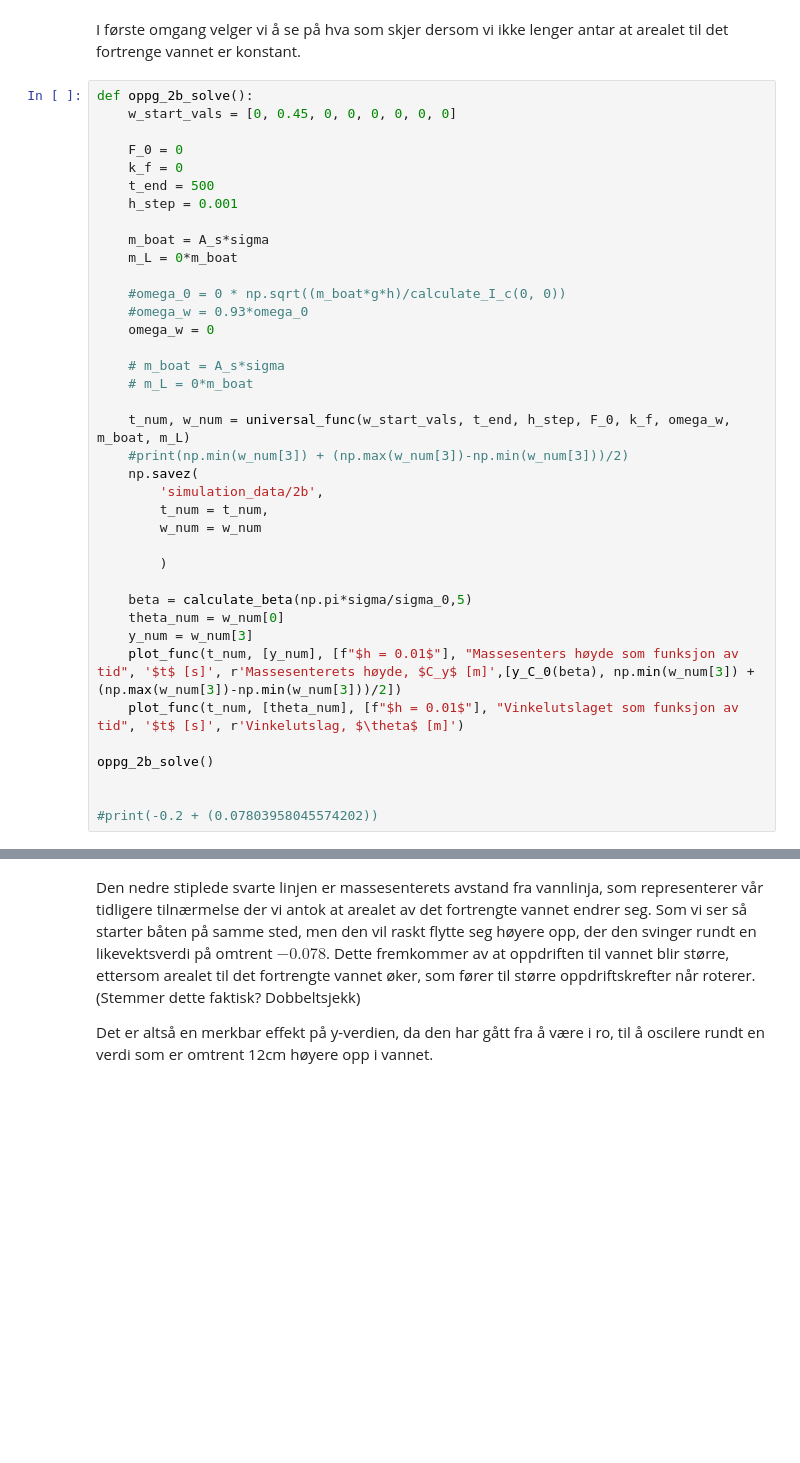
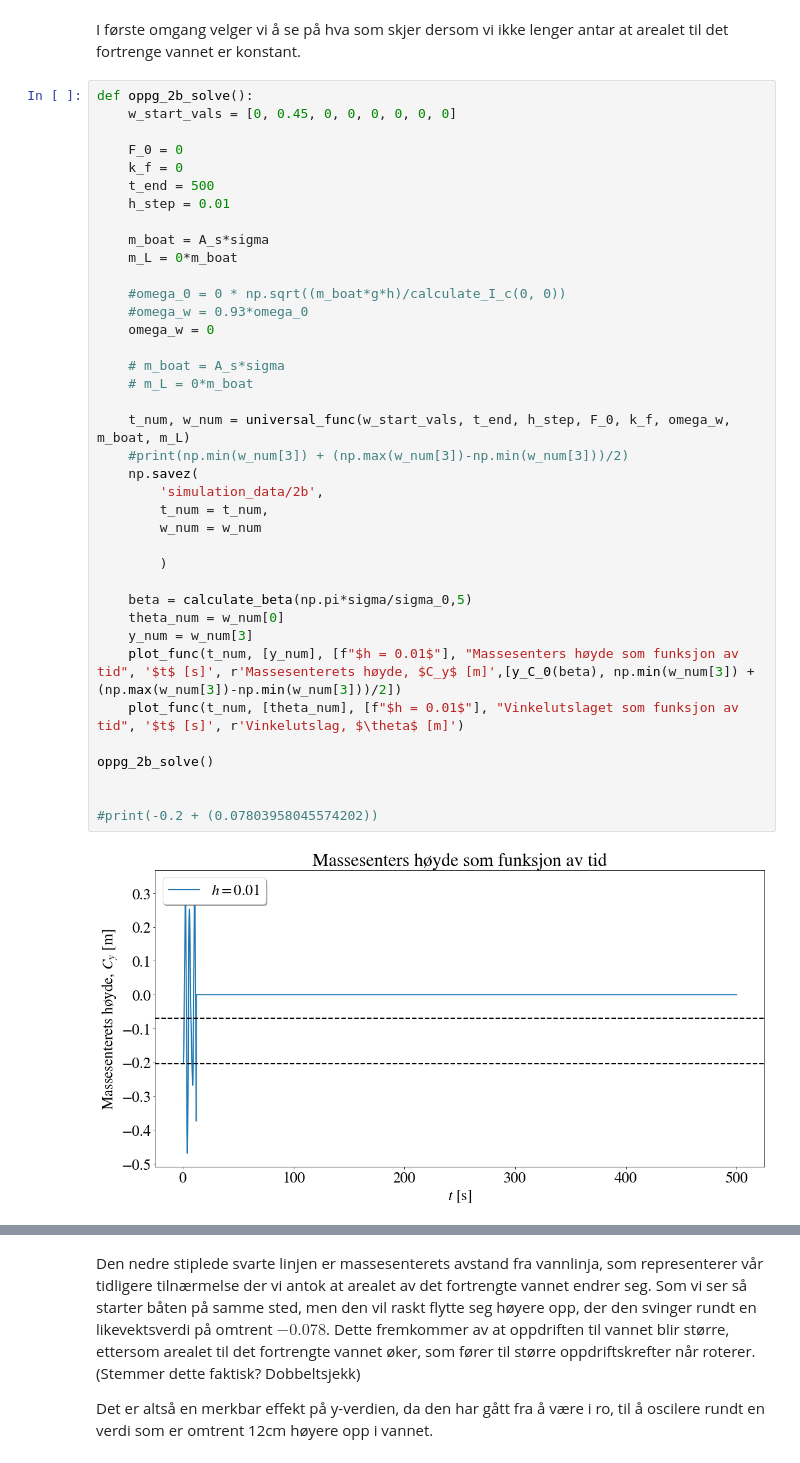
Before and after one commit to emiljonsrud/vitberr_prosjekt2_tekfys, a Jupyter notebook: matias.ipynb, the cells around one changed output, grey strips where cells are left out. Drawn from its saved outputs; the diff is of its cells as text; blank space fills up the shorter version.

```diff
--- a/matias.ipynb
+++ b/matias.ipynb
@@ -1096,34 +1096,36 @@ def oppg_2b_solve():
     F_0 = 0
     k_f = 0
     t_end = 500
-    h_step = 0.001
+    h_step = 0.01
 
     m_boat = A_s*sigma
     m_L = 0*m_boat
 
     #omega_0 = 0 * np.sqrt((m_boat*g*h)/calculate_I_c(0, 0))
     #omega_w = 0.93*omega_0
     omega_w = 0
 
     # m_boat = A_s*sigma
     # m_L = 0*m_boat
 
     t_num, w_num = universal_func(w_start_vals, t_end, h_step, F_0, k_f, omega_w, m_boat, m_L)
     #print(np.min(w_num[3]) + (np.max(w_num[3])-np.min(w_num[3]))/2)
     np.savez(
         'simulation_data/2b',
         t_num = t_num,
         w_num = w_num
 
         )
 
     beta = calculate_beta(np.pi*sigma/sigma_0,5)
     theta_num = w_num[0]
     y_num = w_num[3]
     plot_func(t_num, [y_num], [f"$h = 0.01$"], "Massesenters høyde som funksjon av tid", '$t$ [s]', r'Massesenterets høyde, $C_y$ [m]',[y_C_0(beta), np.min(w_num[3]) + (np.max(w_num[3])-np.min(w_num[3]))/2])
     plot_func(t_num, [theta_num], [f"$h = 0.01$"], "Vinkelutslaget som funksjon av tid", '$t$ [s]', r'Vinkelutslag, $\theta$ [m]')
 
 oppg_2b_solve()
 
 
 #print(-0.2 + (0.07803958045574202))
+# %% [output]
+[figure, added]
```
Also changed, not shown: parts of 6 cells of this notebook, 1 other file.
